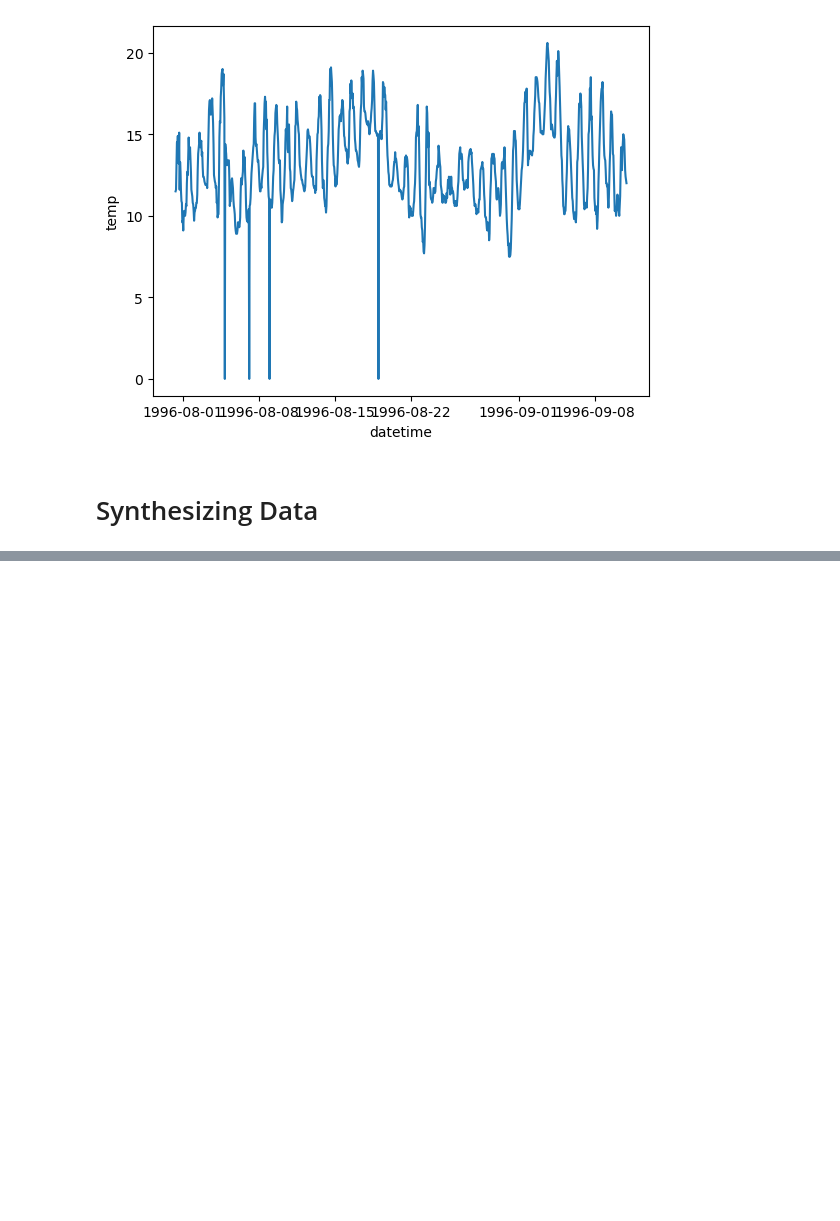
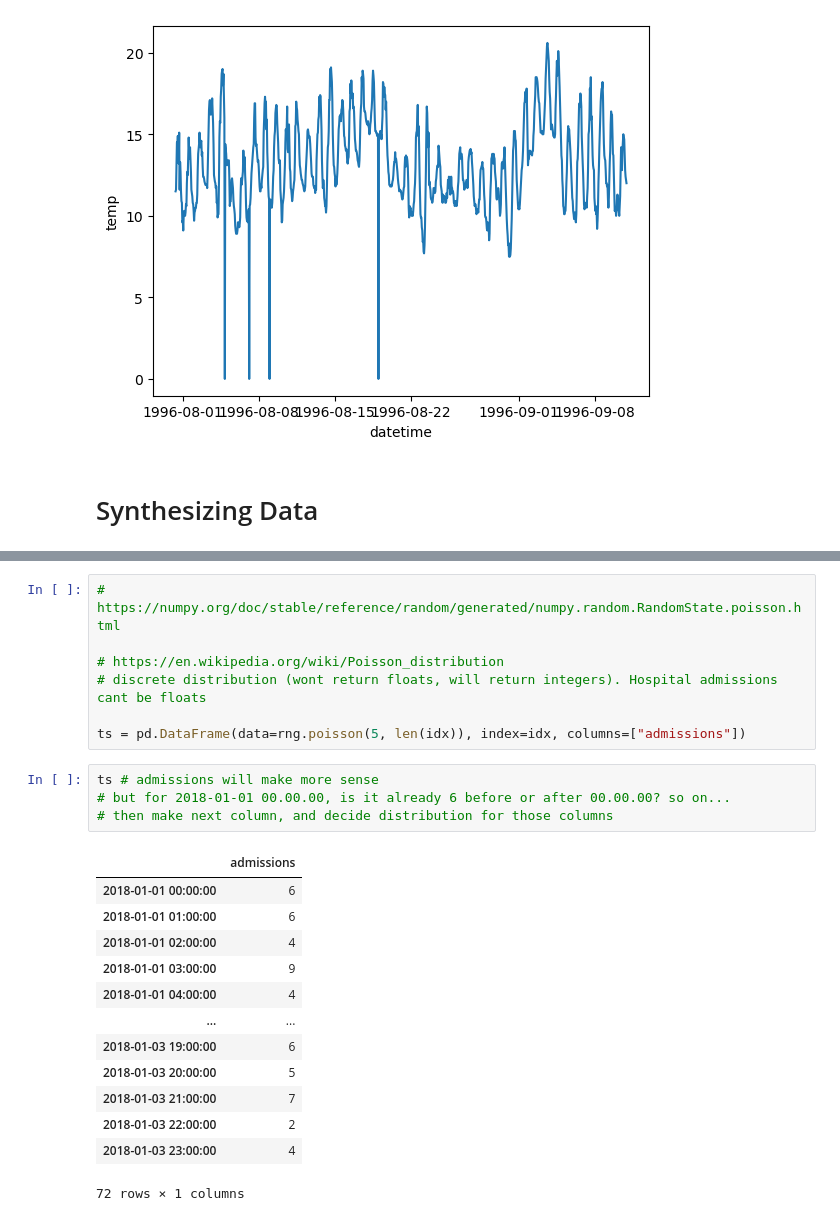
Before and after one commit to nurbujang/myworkw23, a Jupyter notebook: timeseries.ipynb, the cells around one changed output, grey strips where cells are left out. Drawn from its saved outputs; the diff is of its cells as text; blank space fills up the shorter version.

```diff
--- a/timeseries.ipynb
+++ b/timeseries.ipynb
@@ -269,0 +350,25 @@ import pandas as pd
+# %%
+# https://numpy.org/doc/stable/reference/random/generated/numpy.random.RandomState.poisson.html
+
+# https://en.wikipedia.org/wiki/Poisson_distribution
+# discrete distribution (wont return floats, will return integers). Hospital admissions cant be floats
+
+ts = pd.DataFrame(data=rng.poisson(5, len(idx)), index=idx, columns=["admissions"])
+# %%
+ts # admissions will make more sense
+# but for 2018-01-01 00.00.00, is it already 6 before or after 00.00.00? so on...
+# then make next column, and decide distribution for those columns
+# %% [output]
+|  | admissions |
+| 2018-01-01 00:00:00 | 6 |
+| 2018-01-01 01:00:00 | 6 |
+| 2018-01-01 02:00:00 | 4 |
+| 2018-01-01 03:00:00 | 9 |
+| 2018-01-01 04:00:00 | 4 |
+| ... | ... |
+| 2018-01-03 19:00:00 | 6 |
+| 2018-01-03 20:00:00 | 5 |
+| 2018-01-03 21:00:00 | 7 |
+| 2018-01-03 22:00:00 | 2 |
+| 2018-01-03 23:00:00 | 4 |
+72 rows × 1 columns
```
Also changed, not shown: parts of 10 cells of this notebook.
